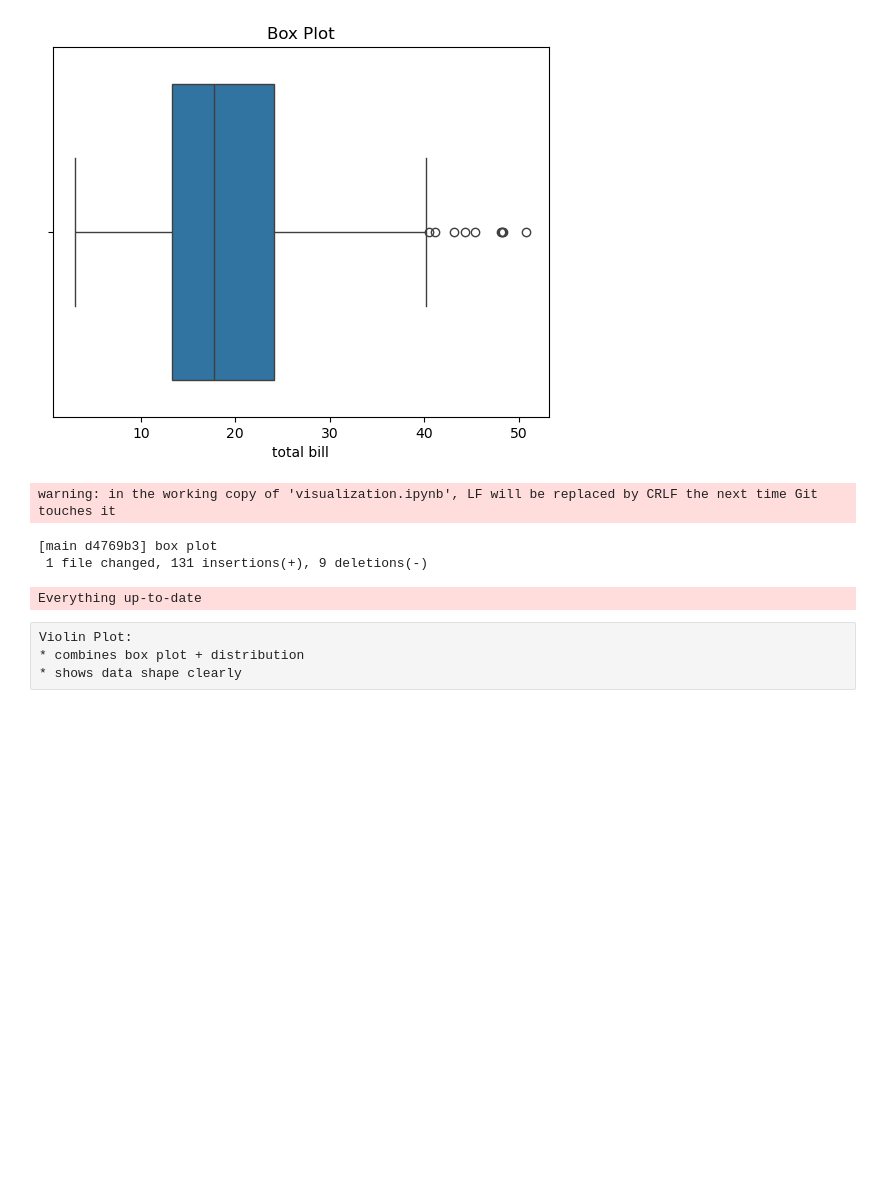
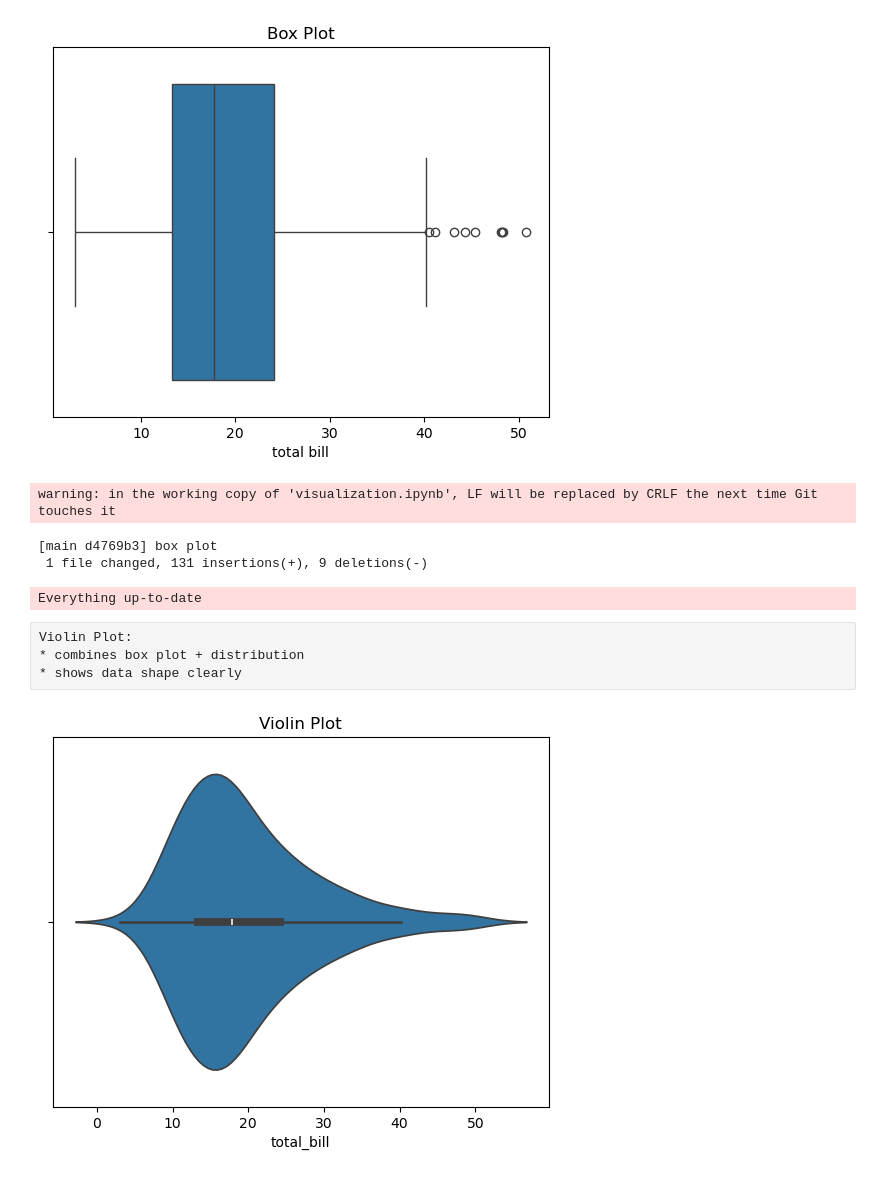
Before and after one commit to CodeWithAkash/python-class-notes, a Jupyter notebook: visualization.ipynb, the cells around one changed output. Drawn from its saved outputs; the diff is of its cells as text; code cells hidden in the pictures; blank space fills up the shorter version.

```diff
--- a/visualization.ipynb
+++ b/visualization.ipynb
@@ -245,7 +245,8 @@ Violin Plot:
 * shows data shape clearly
 # %%
 plt.figure()
-sns.boxplot(x=df['total_bill'])
-plt.title("Box Plot")
-plt.xlabel("total bill")
+sns.violinplot(x=df['total_bill'])
+plt.title("Violin Plot")
 plt.show()
+# %% [output]
+[figure, added]
```
Also changed, not shown: parts of 5 cells of this notebook.
